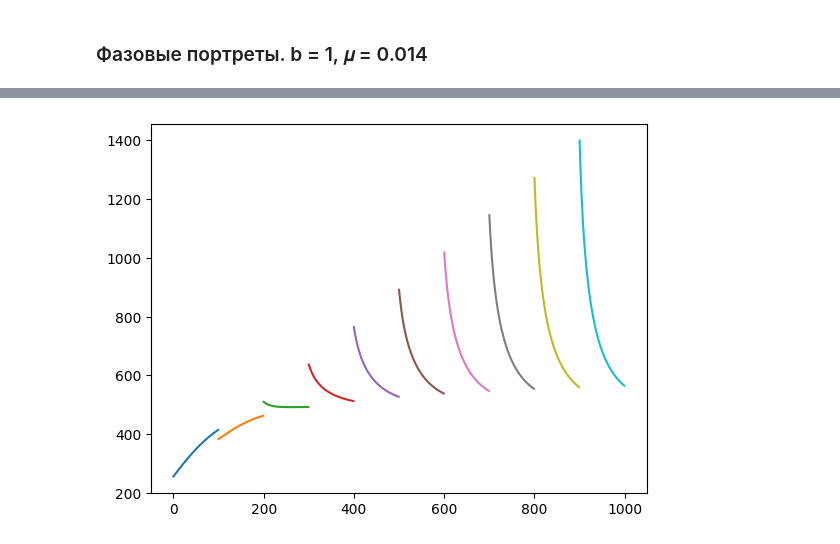
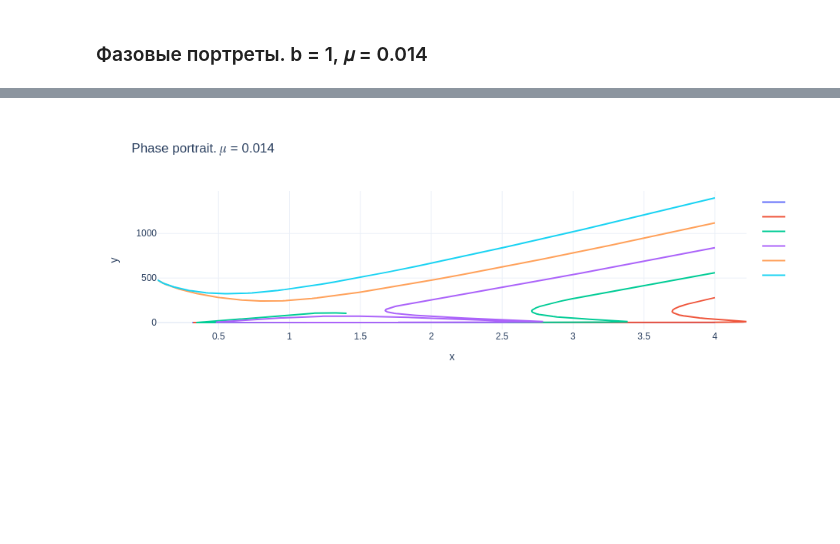
Before and after one commit to SergeyPishchulov/thesis, a Jupyter notebook: mantiicr.ipynb, the cells around one changed output, grey strips where cells are left out. Cells and saved outputs as stored; diff of their text form; code cells hidden in the pictures; blank space fills up the shorter version.

```diff
--- a/mantiicr.ipynb
+++ b/mantiicr.ipynb
@@ -421,9 +408,10 @@ get_next(3, 1, 0.001, bless_params | {b:b_c})
 # %%
-H = 0.01
+H = 0.01 * 5
 # %%
-starts = list(zip(np.linspace(0,1, 10), np.linspace(256, 1400, 10)))
+starts = list(product([4], np.linspace(0, 1400, 6)))
 paths = pd.DataFrame(columns=['no', 'step', 'x','y'])
-for start_no, (x_c,y_c) in  tqdm(enumerate(starts)):
-    for step in range(100):
+for start_no, (x_c,y_c) in  tqdm(list(enumerate(starts))):
+    for step in range(500):
         paths.loc[len(paths)] = [start_no, step, x_c, y_c]
         x_c, y_c = get_next(x_c, y_c, H, bless_params | {b:b_c})
+paths = paths.astype(float)
@@ -446,5 +418,16 @@ paths
-# %%
-for path_no, path in paths.groupby("no"):
-    path.y.astype(float).plot()
-# %% [output]
-[figure, removed]
+# %%
+fig = go.Figure()
+for path_no, path in paths.groupby("no"):
+    fig.add_trace(go.Scatter(x=path.x, y=path.y, mode='lines', name = "",
+            #                 marker=dict(
+            #     symbol="arrow",
+            #     size=6,
+            #     # color='green',
+            #     angleref="previous",
+            # )
+                            ))
+
+fig.update_layout(title="Phase portrait. 𝜇 = 0.014")
+fig.update_layout(xaxis={"title": "x"}, yaxis={"title": "y"}, template="plotly_white")
+# %% [output]
+[figure, added]
```
Also changed, not shown: parts of 15 cells of this notebook.
